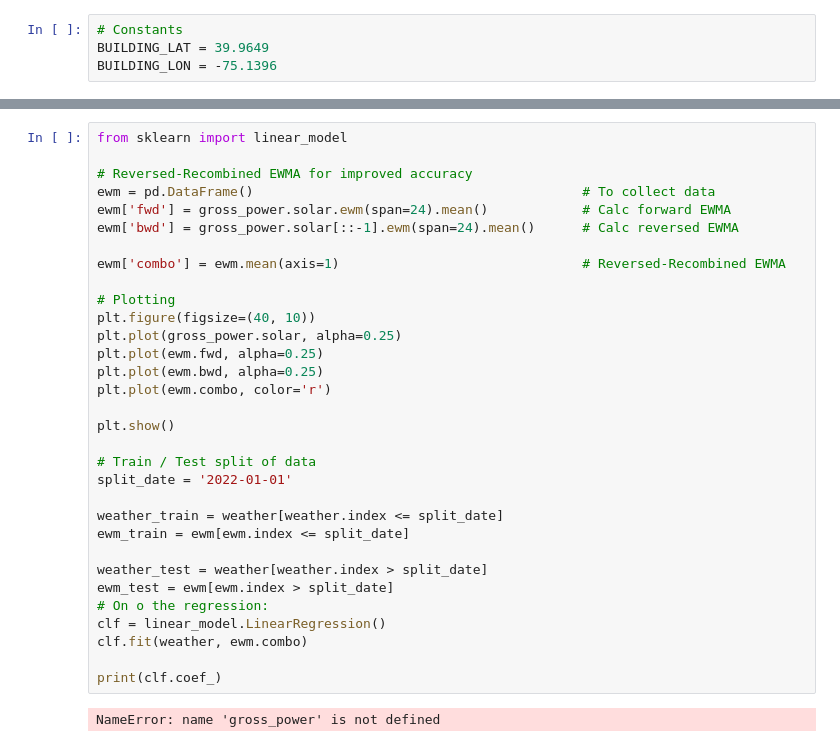
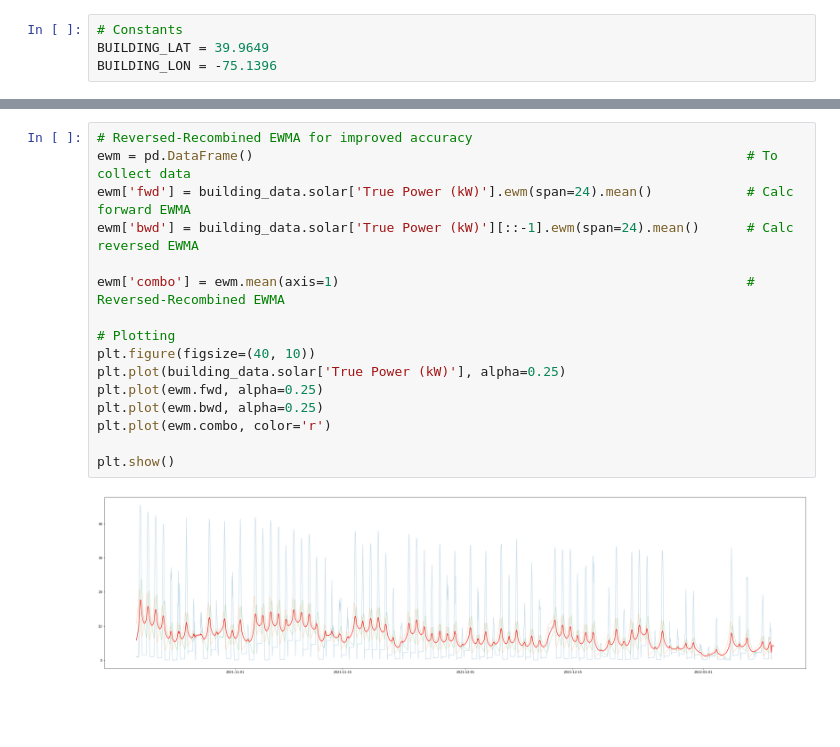
Before and after one commit to samsipe/amplify-microgrid-ai, a Jupyter notebook: notebooks/power_ss.ipynb, the cells around one changed output, grey strips where cells are left out. Drawn from its saved outputs; the diff is of its cells as text; blank space fills up the shorter version.

```diff
--- a/notebooks/power_ss.ipynb
+++ b/notebooks/power_ss.ipynb
@@ -164,34 +173,18 @@ plt.show()
 # %%
-from sklearn import linear_model
+# Reversed-Recombined EWMA for improved accuracy
+ewm = pd.DataFrame()                                                               # To collect data
+ewm['fwd'] = building_data.solar['True Power (kW)'].ewm(span=24).mean()            # Calc forward EWMA
+ewm['bwd'] = building_data.solar['True Power (kW)'][::-1].ewm(span=24).mean()      # Calc reversed EWMA
 
-# Reversed-Recombined EWMA for improved accuracy
-ewm = pd.DataFrame()                                          # To collect data
-ewm['fwd'] = gross_power.solar.ewm(span=24).mean()            # Calc forward EWMA
-ewm['bwd'] = gross_power.solar[::-1].ewm(span=24).mean()      # Calc reversed EWMA
-
-ewm['combo'] = ewm.mean(axis=1)                               # Reversed-Recombined EWMA
+ewm['combo'] = ewm.mean(axis=1)                                                    # Reversed-Recombined EWMA
 
 # Plotting
 plt.figure(figsize=(40, 10))
-plt.plot(gross_power.solar, alpha=0.25)
+plt.plot(building_data.solar['True Power (kW)'], alpha=0.25)
 plt.plot(ewm.fwd, alpha=0.25)
 plt.plot(ewm.bwd, alpha=0.25)
 plt.plot(ewm.combo, color='r')
 
 plt.show()
-
-# Train / Test split of data
-split_date = '2022-01-01'
-
-weather_train = weather[weather.index <= split_date]
-ewm_train = ewm[ewm.index <= split_date]
-
-weather_test = weather[weather.index > split_date]
-ewm_test = ewm[ewm.index > split_date]
-# On o the regression:
-clf = linear_model.LinearRegression()
-clf.fit(weather, ewm.combo)
-
-print(clf.coef_)
 # %% [output]
-NameError: name 'gross_power' is not defined
+[figure, added]
```
Also changed, not shown: parts of 6 cells of this notebook.
